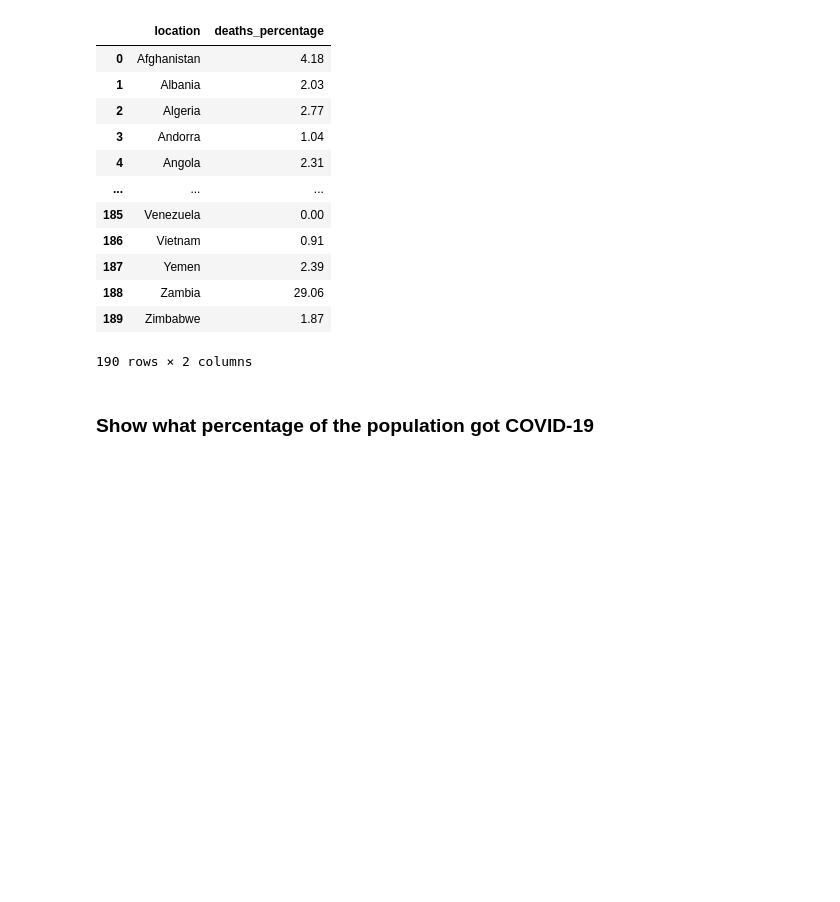
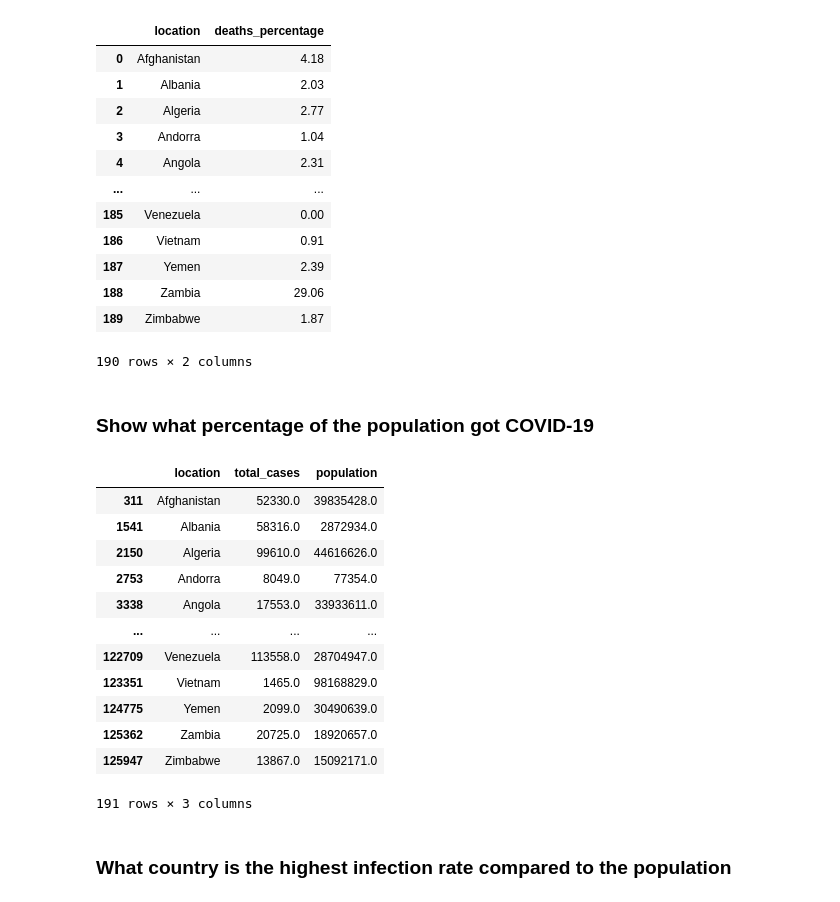
Before and after one commit to CarlosArro2001/COVID-19-Cases-Visualizer, a Jupyter notebook: COVID-19-Data-Notebook.ipynb, the cells around one changed output. Drawn from its saved outputs; the diff is of its cells as text; code cells hidden in the pictures; blank space fills up the shorter version.

```diff
--- a/COVID-19-Data-Notebook.ipynb
+++ b/COVID-19-Data-Notebook.ipynb
@@ -192,4 +175,23 @@ deaths_percentage_df
 # %% [markdown]
 ### Show what percentage of the population got COVID-19
 # %%
-cases_population_df = cases_deaths_df[(cases_deaths_df['location']!='Africa')&(cases_deaths_df['location']!='Asia')&(cases_deaths_df['location']!='Europe')&(cases_deaths_df['location']!='European Union')&(cases_deaths_df['location']!='International')&(cases_deaths_df['location']!='North America')&(cases_deaths_df['location']!='Oceania')&(cases_deaths_df['location']!='South America')&(cases_deaths_df['location']!='World')]
+cases_population_df = EOY_DF[(EOY_DF['location']!='Africa')&(EOY_DF['location']!='Asia')&(EOY_DF['location']!='Europe')&(EOY_DF['location']!='European Union')&(EOY_DF['location']!='International')&(EOY_DF['location']!='North America')&(EOY_DF['location']!='Oceania')&(EOY_DF['location']!='South America')&(EOY_DF['location']!='World')]
+cases_population_df = cases_population_df[['location','total_cases','population']] #taking only columns: location,total_cases,population
+# %%
+cases_population_df
+# %% [output]
+|  | location | total_cases | population |
+| 311 | Afghanistan | 52330.0 | 39835428.0 |
+| 1541 | Albania | 58316.0 | 2872934.0 |
+| 2150 | Algeria | 99610.0 | 44616626.0 |
+| 2753 | Andorra | 8049.0 | 77354.0 |
+| 3338 | Angola | 17553.0 | 33933611.0 |
+| ... | ... | ... | ... |
+| 122709 | Venezuela | 113558.0 | 28704947.0 |
+| 123351 | Vietnam | 1465.0 | 98168829.0 |
+| 124775 | Yemen | 2099.0 | 30490639.0 |
+| 125362 | Zambia | 20725.0 | 18920657.0 |
+| 125947 | Zimbabwe | 13867.0 | 15092171.0 |
+191 rows × 3 columns
+# %% [markdown]
+### What country is the highest infection rate compared to the population
```
Also changed, not shown: parts of 21 cells of this notebook.
